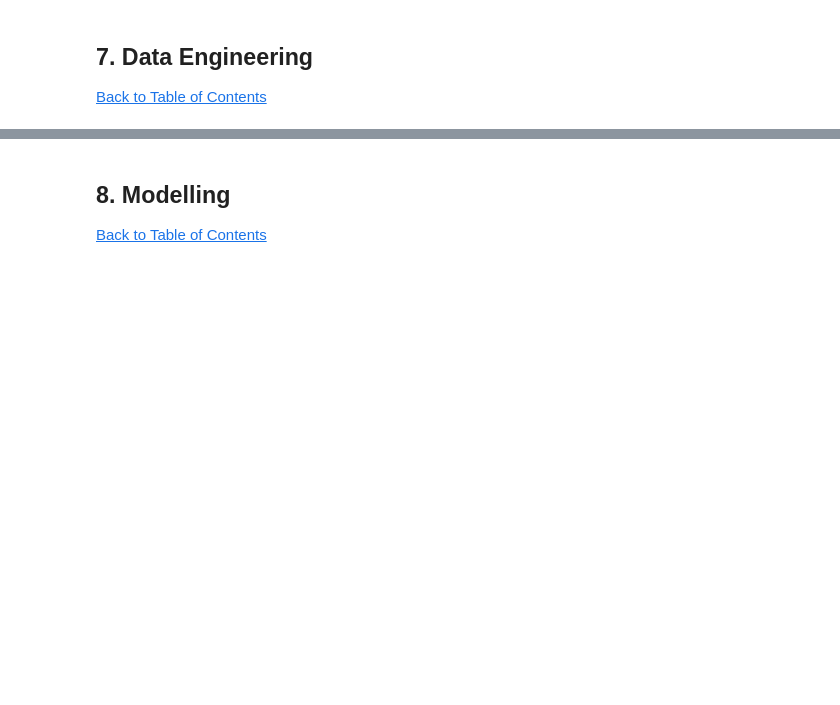
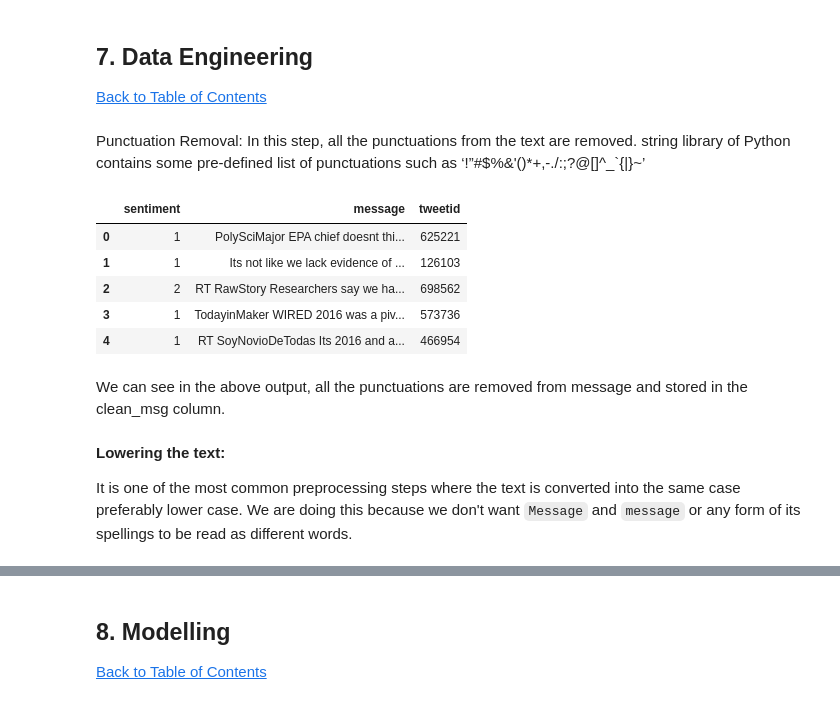
Before and after one commit to muheezokunade/TeamNM1-Classification-, a Jupyter notebook: Classification Predict.ipynb, the cells around one changed output, grey strips where cells are left out. Cells and saved outputs as stored; diff of their text form; code cells hidden in the pictures; blank space fills up the shorter version.

```diff
--- a/Classification Predict.ipynb
+++ b/Classification Predict.ipynb
@@ -122,3 +143,31 @@ text, sentiment = list(df_train['message']), list(df_train['sentiment'])
 ## 7. Data Engineering
 <a class="anchor" id="1.1"></a>
 <a href=#cont>Back to Table of Contents</a>
+# %%
+pattern_url = r'http[s]?://(?:[A-Za-z]|[0-9]|[$-_@.&+]|[!*\(\),]|(?:%[0-9A-Fa-f][0-9A-Fa-f]))+'
+subs_url = r'url-web'
+df_train['message'] = df_train['message'].replace(to_replace = pattern_url, value = subs_url, regex = True)
+# %% [markdown]
+Punctuation Removal:
+In this step, all the punctuations from the text are removed. string library of Python contains some pre-defined list of punctuations such as ‘!”#$%&'()*+,-./:;?@[\]^_`{|}~’
+# %%
+#defining the function to remove punctuation
+def remove_punctuation(text):
+    punctuationfree="".join([i for i in text if i not in string.punctuation])
+    return punctuationfree
+#storing the puntuation free text
+df_train['message']= df_train['message'].apply(lambda x:remove_punctuation(x))
+df_train.head()
+# %% [output]
+|  | sentiment | message | tweetid |
+| 0 | 1 | PolySciMajor EPA chief doesnt thi... | 625221 |
+| 1 | 1 | Its not like we lack evidence of ... | 126103 |
+| 2 | 2 | RT RawStory Researchers say we ha... | 698562 |
+| 3 | 1 | TodayinMaker WIRED 2016 was a piv... | 573736 |
+| 4 | 1 | RT SoyNovioDeTodas Its 2016 and a... | 466954 |
+# %% [markdown]
+We can see in the above output, all the punctuations are removed from message and stored in the clean_msg column.
+# %% [markdown]
+**Lowering the text:**
+
+It is one of the most common preprocessing steps where the text is converted into the same case preferably lower case. We are doing this because we don't want `Message` and `message` or any form of its spellings to be read as  different words.
```
Also changed, not shown: parts of 22 cells of this notebook.
